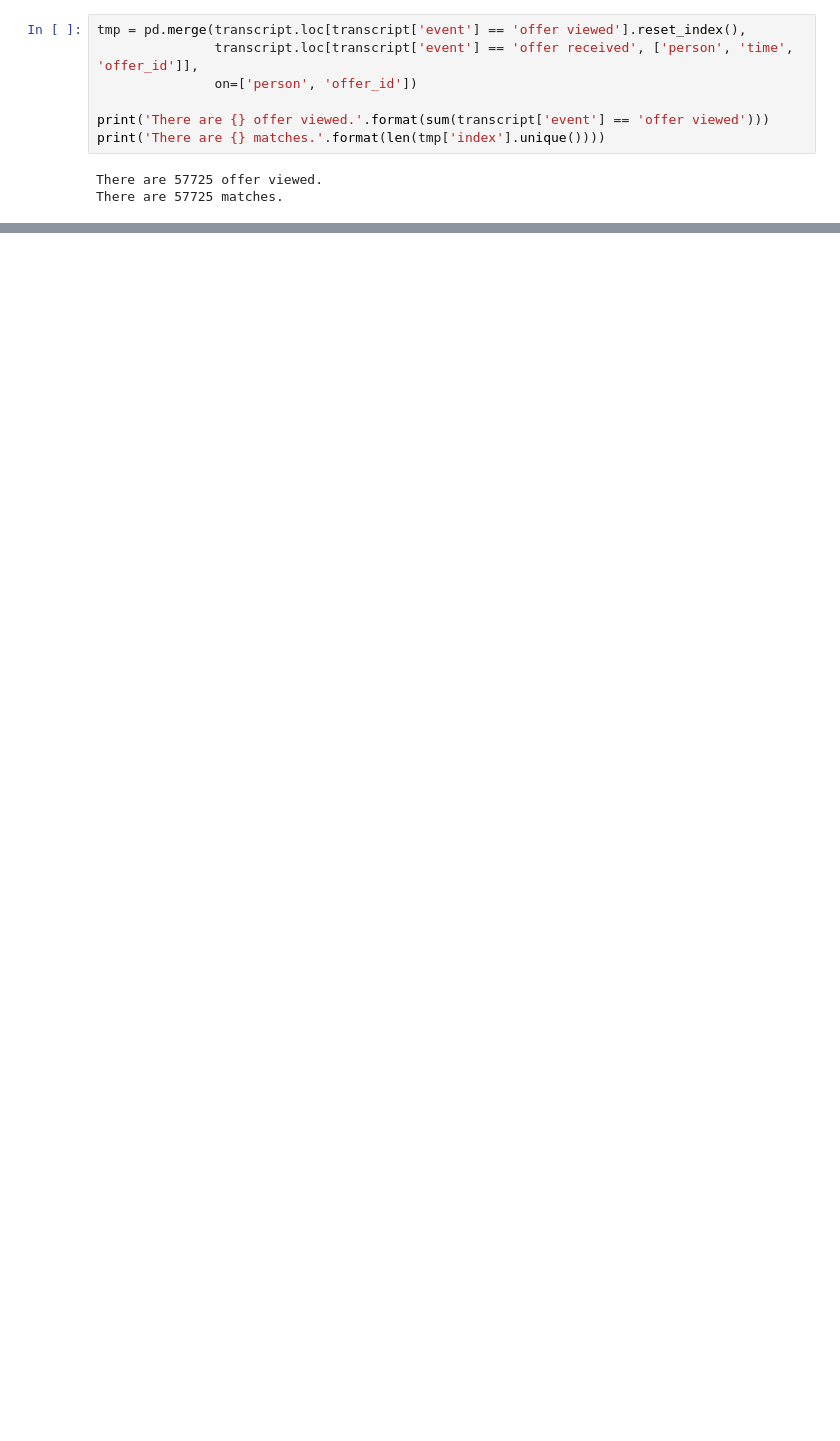
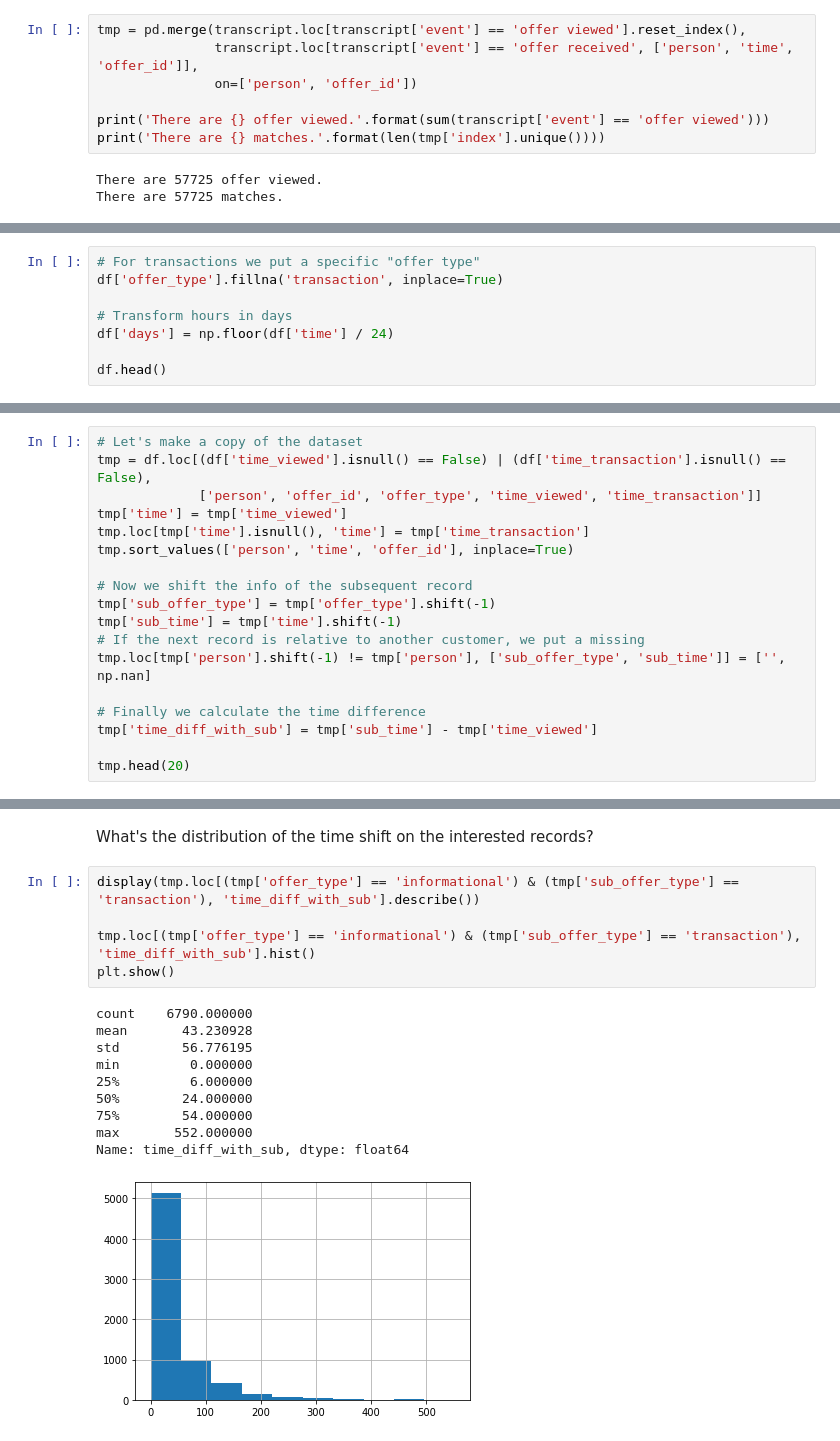
Before and after one commit to MatteoFelici/Capstone_Starkbucks_MLE, a Jupyter notebook: Data_preparation_exploration.ipynb, the cells around one changed output, grey strips where cells are left out. Saved outputs shown, nothing was run; the diff lists cells and outputs as text; blank space fills up the shorter version.

Commit message:
Started data exploration on customers data

```diff
--- a/Data_preparation_exploration.ipynb
+++ b/Data_preparation_exploration.ipynb
@@ -364,0 +365,8 @@ There are 168645 rows and 22 columns.
+# %%
+# For transactions we put a specific "offer type"
+df['offer_type'].fillna('transaction', inplace=True)
+
+# Transform hours in days
+df['days'] = np.floor(df['time'] / 24)
+
+df.head()
@@ -448,0 +430,18 @@ benchmark.describe().transpose()
+# %%
+# Let's make a copy of the dataset
+tmp = df.loc[(df['time_viewed'].isnull() == False) | (df['time_transaction'].isnull() == False),
+             ['person', 'offer_id', 'offer_type', 'time_viewed', 'time_transaction']]
+tmp['time'] = tmp['time_viewed']
+tmp.loc[tmp['time'].isnull(), 'time'] = tmp['time_transaction']
+tmp.sort_values(['person', 'time', 'offer_id'], inplace=True)
+
+# Now we shift the info of the subsequent record
+tmp['sub_offer_type'] = tmp['offer_type'].shift(-1)
+tmp['sub_time'] = tmp['time'].shift(-1)
+# If the next record is relative to another customer, we put a missing
+tmp.loc[tmp['person'].shift(-1) != tmp['person'], ['sub_offer_type', 'sub_time']] = ['', np.nan]
+
+# Finally we calculate the time difference
+tmp['time_diff_with_sub'] = tmp['sub_time'] - tmp['time_viewed']
+
+tmp.head(20)
@@ -448,0 +466,18 @@ benchmark.describe().transpose()
+# %% [markdown]
+What's the distribution of the time shift on the interested records?
+# %%
+display(tmp.loc[(tmp['offer_type'] == 'informational') & (tmp['sub_offer_type'] == 'transaction'), 'time_diff_with_sub'].describe())
+
+tmp.loc[(tmp['offer_type'] == 'informational') & (tmp['sub_offer_type'] == 'transaction'), 'time_diff_with_sub'].hist()
+plt.show()
+# %% [output]
+count    6790.000000
+mean       43.230928
+std        56.776195
+min         0.000000
+25%         6.000000
+50%        24.000000
+75%        54.000000
+max       552.000000
+Name: time_diff_with_sub, dtype: float64
+[figure, added]
```
Also changed, not shown: parts of 25 cells of this notebook.
